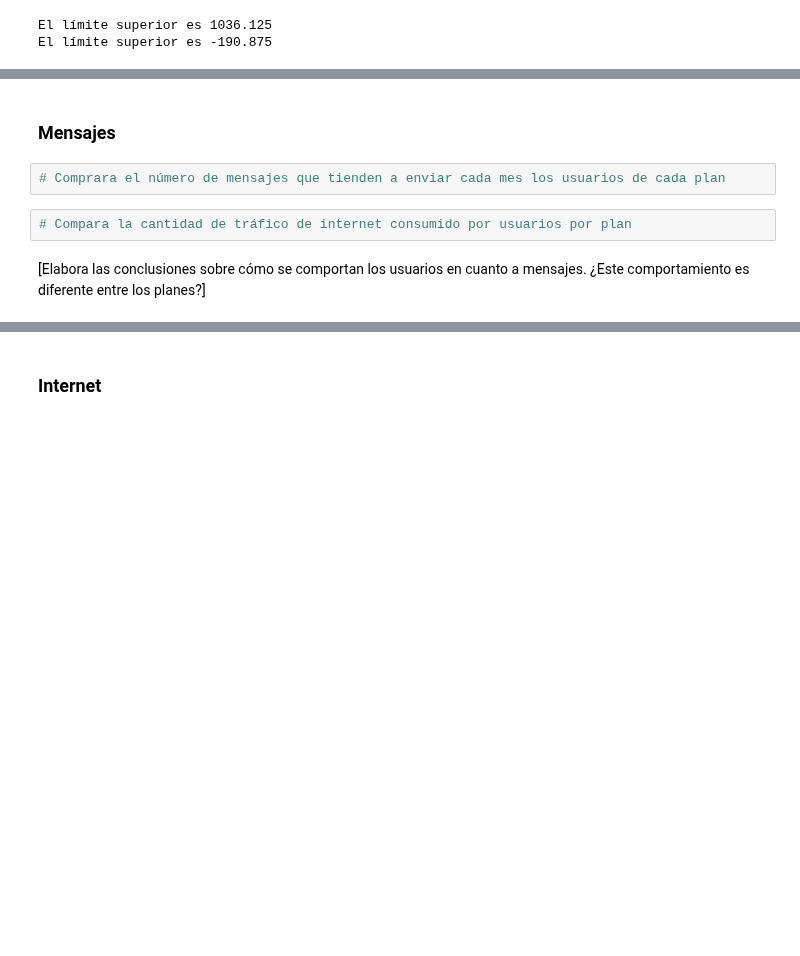
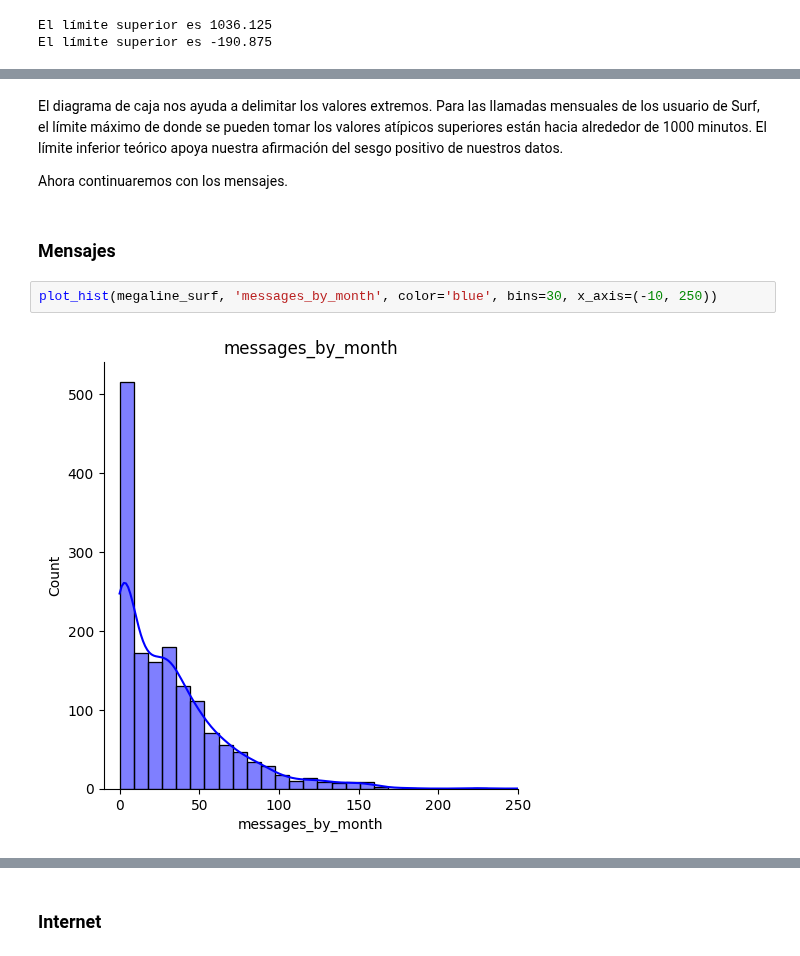
Before and after one commit to ChristianMartinezCaceres/Practicum-portfolio, a Jupyter notebook: 04_phone_plan_analysis/phone_plan_analysis_notebook.ipynb, the cells around one changed output, grey strips where cells are left out. Cells and saved outputs as stored; diff of their text form; blank space fills up the shorter version.

Commit message:
finalizado analisis exploratorio, descriptivo, pruebas de hipotesis y conclusiones

```diff
--- a/04_phone_plan_analysis/phone_plan_analysis_notebook.ipynb
+++ b/04_phone_plan_analysis/phone_plan_analysis_notebook.ipynb
@@ -1211,8 +1194,10 @@ Name: min_by_month, dtype: float64
+# %% [markdown]
+El diagrama de caja nos ayuda a delimitar los valores extremos. Para las llamadas mensuales de los usuario de Surf, el límite máximo de donde se pueden tomar los valores atípicos superiores están hacia alrededor de 1000 minutos. El límite inferior teórico apoya nuestra afirmación del sesgo positivo de nuestros datos.
+
+Ahora continuaremos con los mensajes.
 # %% [markdown]
 ### Mensajes
-# %%
-# Comprara el número de mensajes que tienden a enviar cada mes los usuarios de cada plan
-# %%
-# Compara la cantidad de tráfico de internet consumido por usuarios por plan
-# %% [markdown]
-[Elabora las conclusiones sobre cómo se comportan los usuarios en cuanto a mensajes. ¿Este comportamiento es diferente entre los planes?]
+# %%
+plot_hist(megaline_surf, 'messages_by_month', color='blue', bins=30, x_axis=(-10, 250))
+# %% [output]
+[figure, added]
```
Also changed, not shown: parts of 133 cells of this notebook.
